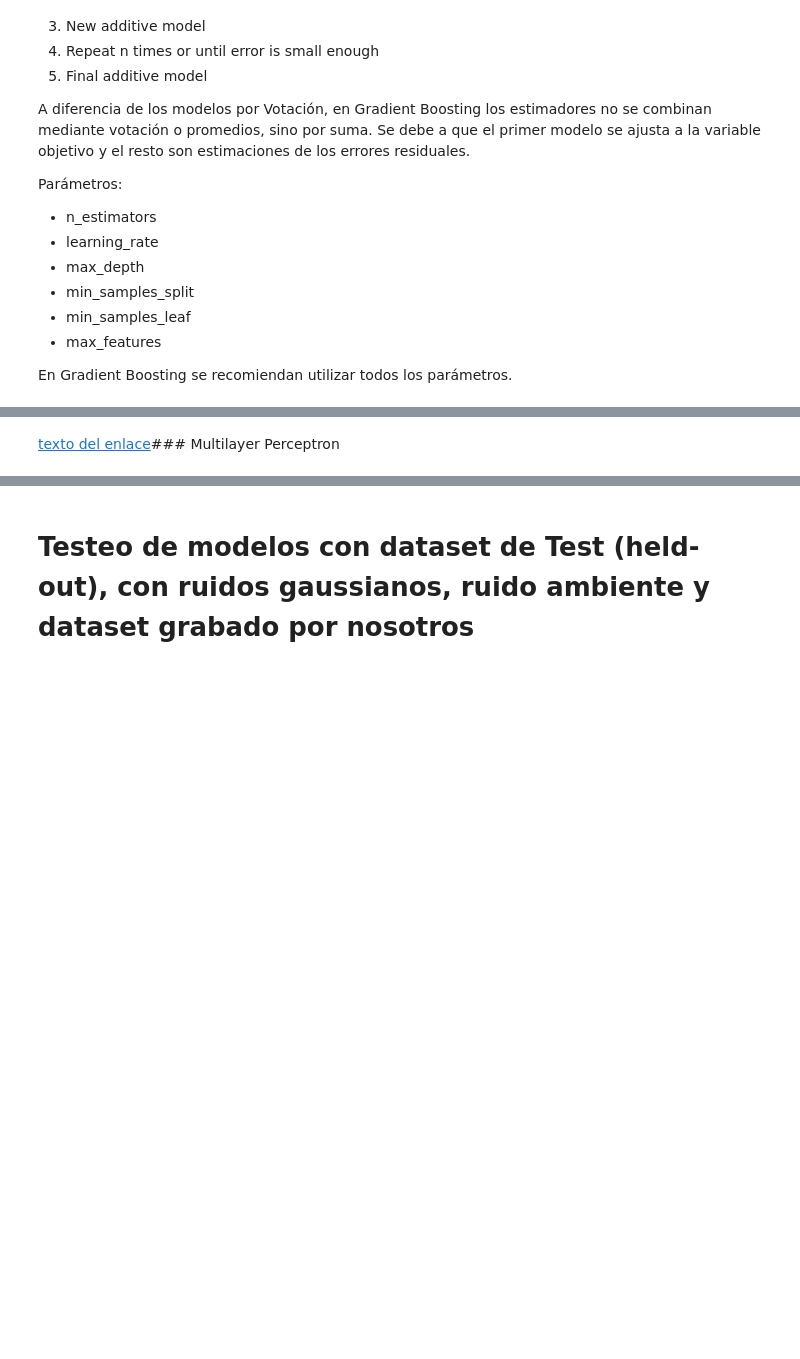
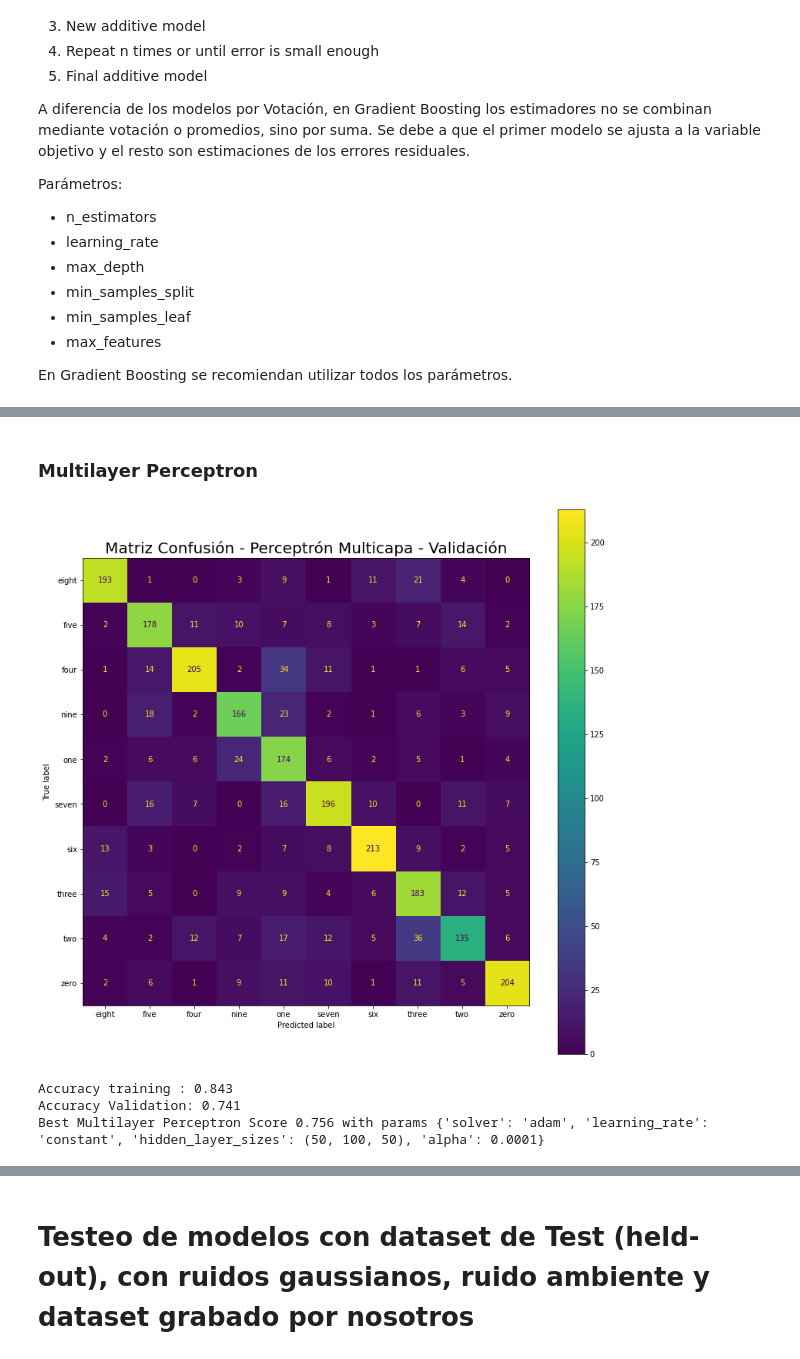
Before and after one commit to newgabo/TP2-AA, a Jupyter notebook: TP2_AA_Modelos_.ipynb, the cells around one changed output, grey strips where cells are left out. Saved outputs shown, nothing was run; the diff lists cells and outputs as text; code cells hidden in the pictures; blank space fills up the shorter version.

```diff
--- a/TP2_AA_Modelos_.ipynb
+++ b/TP2_AA_Modelos_.ipynb
@@ -298,2 +313,2 @@ clf_gb_score=pd.DataFrame.from_dict(classification_report(y_validation,y_validat
 # %% [markdown]
-[texto del enlace](https://)### Multilayer Perceptron
+### Multilayer Perceptron
@@ -300,24 +327,17 @@ clf_gb_score=pd.DataFrame.from_dict(classification_report(y_validation,y_validat
 # %%
-parameter_space = {
-    'hidden_layer_sizes': [(50,50,50), (50,100,50), (100,)],
-    'solver': ['sgd', 'adam'],
-    'alpha': [0.0001, 0.05],
-    'learning_rate': ['constant', 'adaptive']
-}
-
-clf_mlp_ = RandomizedSearchCV(MLPClassifier(max_iter=100), parameter_space, n_jobs=-1, scoring='accuracy', verbose=2, cv=None)
-clf_mlp_.fit(x_train, y_train)
-
-clf_mlp_be_ = clf_mlp_.best_estimator_
-
 fig, ax = plt.subplots(figsize=(13, 13))
 plot_confusion_matrix(clf_mlp_, x_validation, y_validation, ax = ax,values_format='.0f')
-plt.title("Matriz Confusión Perceptrón Multicapa", size=20)
+plt.title("Matriz Confusión - Perceptrón Multicapa - Validación", size=20)
 plt.show()
 
 print("Accuracy training : {:.3f}".format(clf_mlp_.score(x_train, y_train)))
 print("Accuracy Validation: {:.3f}".format(clf_mlp_.score(x_validation, y_validation)))
 print("Best Multilayer Perceptron Score {0:.3f} with params {1}".format(clf_mlp_.best_score_, clf_mlp_.best_params_))
+# %% [output]
+[figure, added]
+Accuracy training : 0.843
+Accuracy Validation: 0.741
+Best Multilayer Perceptron Score 0.756 with params {'solver': 'adam', 'learning_rate': 'constant', 'hidden_layer_sizes': (50, 100, 50), 'alpha': 0.0001}
 # %%
 # medidas de performance
 y_validation_pred= clf_mlp_.predict(x_validation)
```
Also changed, not shown: parts of 24 cells of this notebook.
